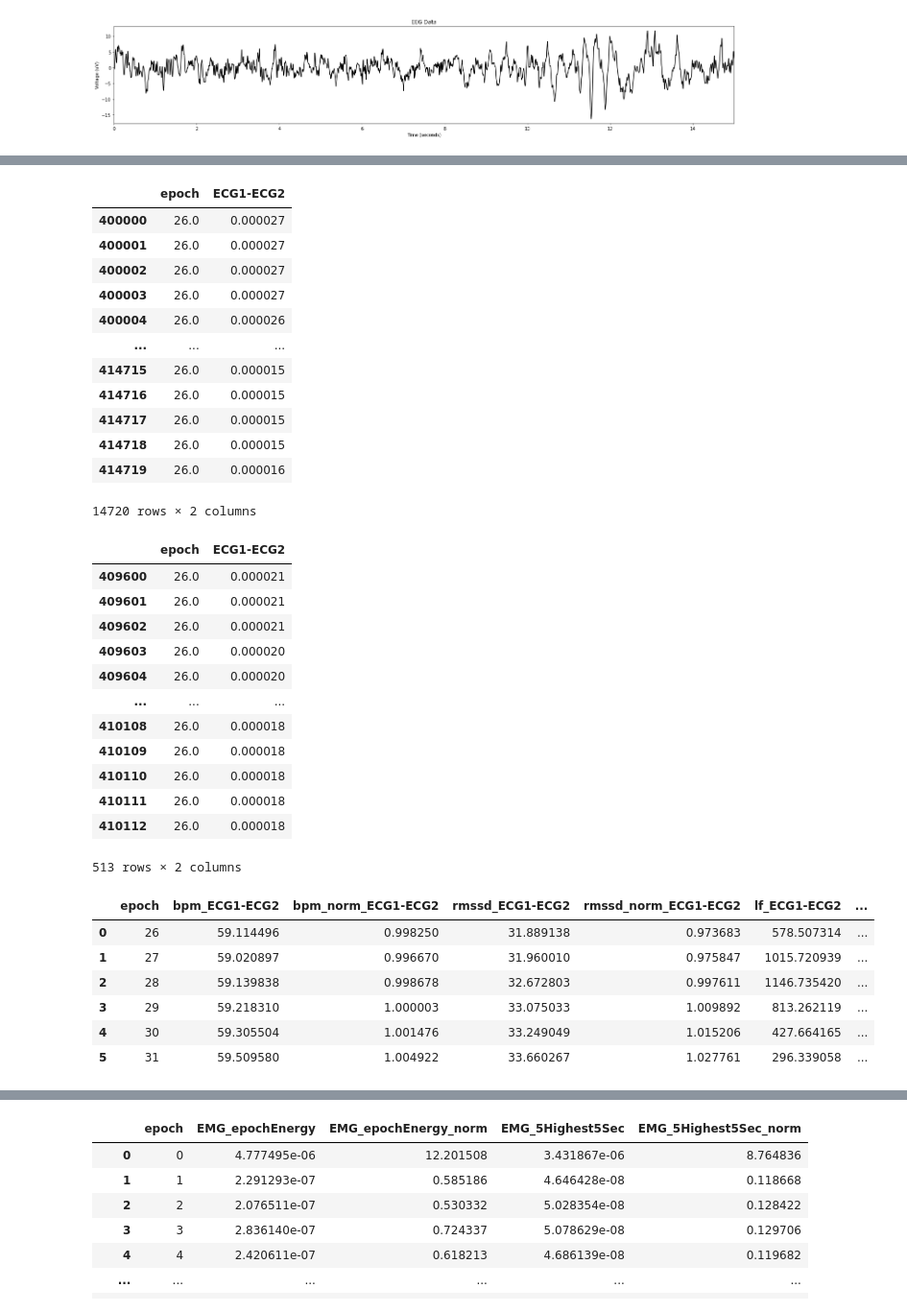
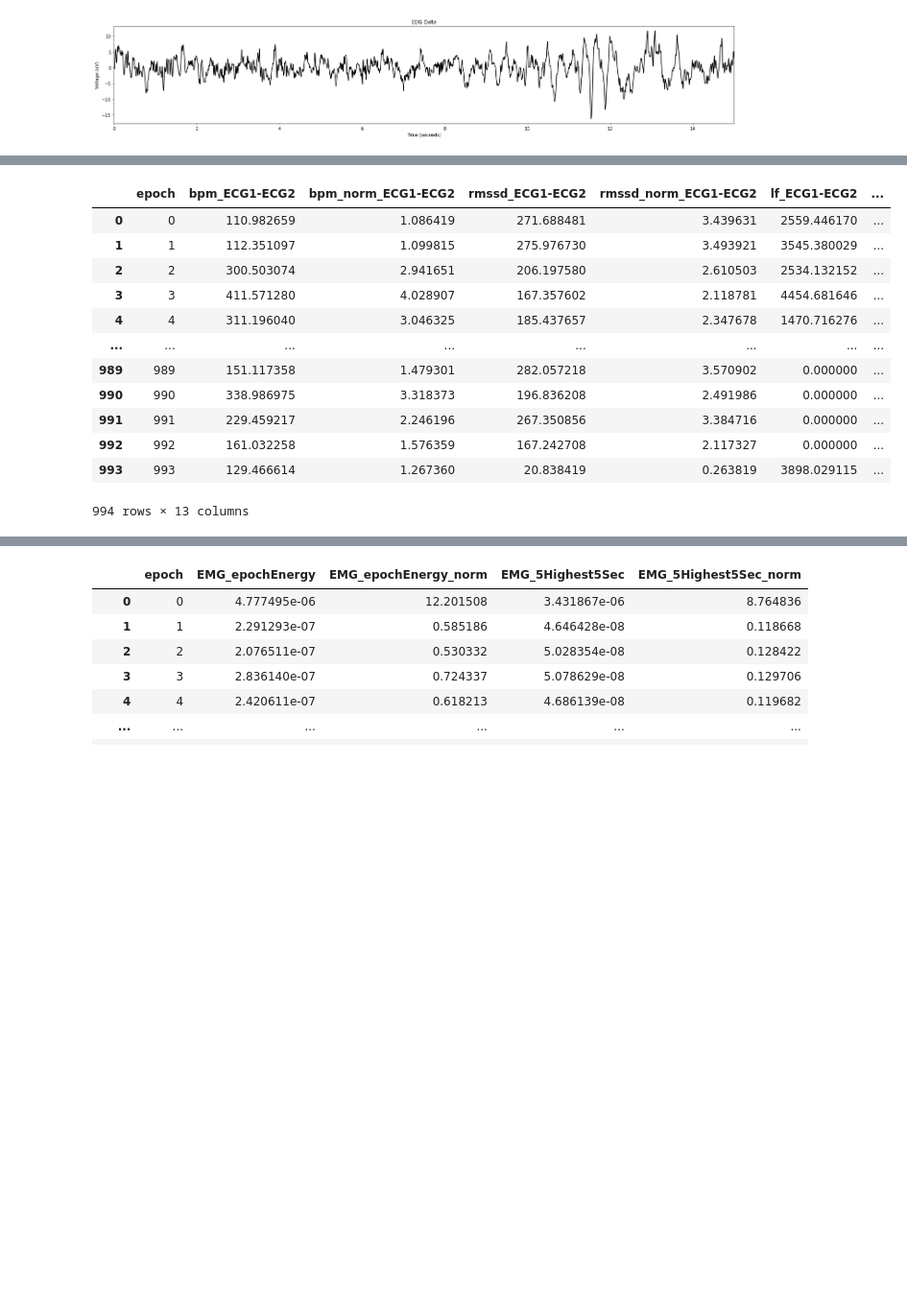
Before and after one commit to brycegsmith/psg_project, a Jupyter notebook: main.ipynb, the cells around one changed output, grey strips where cells are left out. Shown: that part at 96% size. Drawn from its saved outputs; the diff is of its cells as text; code cells hidden in the pictures; blank space fills up the shorter version.

```diff
--- a/main.ipynb
+++ b/main.ipynb
@@ -38,7 +40,7 @@ EEG_N3.eeg_features.head()
 eog_data = EOG(psg_data.data).get_EOG_metrics()
 # %%
 # Create ECG object:
-ecgDfInput = psg_data.data.loc[400000:600000, ["epoch", "ECG1-ECG2"]]
+ecgDfInput = psg_data.data.loc[:, ["epoch", "ECG1-ECG2"]]
 ecgN3 = ECG(ecgDfInput)
 # %% [output]
 ---------Warning:---------
@@ -56,47 +64,28 @@ This warning will not repeat
 # %%
 # Functions for getting raw ECG data:
-rawDataEpoch1 = ecgN3.getRawDataByEpoch(26)
-display(rawDataEpoch1)
+#rawDataEpoch1 = ecgN3.getRawDataByEpoch(26)
+#display(rawDataEpoch1)
 
-rawDataTime1 = ecgN3.getRawDataByTime(800, 1)
-display(rawDataTime1)
+#rawDataTime1 = ecgN3.getRawDataByTime(800, 1)
+#display(rawDataTime1)
 
 # ECG Feature extraction:
 metrics1 = ecgN3.getMetrics()
+#metrics1.to_csv("ecgData.csv")
 display(metrics1)
 # %% [output]
-|  | epoch | ECG1-ECG2 |
-| 400000 | 26.0 | 0.000027 |
-| 400001 | 26.0 | 0.000027 |
-| 400002 | 26.0 | 0.000027 |
-| 400003 | 26.0 | 0.000027 |
-| 400004 | 26.0 | 0.000026 |
-| ... | ... | ... |
-| 414715 | 26.0 | 0.000015 |
-| 414716 | 26.0 | 0.000015 |
-| 414717 | 26.0 | 0.000015 |
-| 414718 | 26.0 | 0.000015 |
-| 414719 | 26.0 | 0.000016 |
+|  | epoch | bpm_ECG1-ECG2 | bpm_norm_ECG1-ECG2 | rmssd_ECG1-ECG2 | rmssd_norm_ECG1-ECG2 | lf_ECG1-ECG2 | ... |
+| 0 | 0 | 110.982659 | 1.086419 | 271.688481 | 3.439631 | 2559.446170 | ... |
+| 1 | 1 | 112.351097 | 1.099815 | 275.976730 | 3.493921 | 3545.380029 | ... |
+| 2 | 2 | 300.503074 | 2.941651 | 206.197580 | 2.610503 | 2534.132152 | ... |
+| 3 | 3 | 411.571280 | 4.028907 | 167.357602 | 2.118781 | 4454.681646 | ... |
+| 4 | 4 | 311.196040 | 3.046325 | 185.437657 | 2.347678 | 1470.716276 | ... |
+| ... | ... | ... | ... | ... | ... | ... | ... |
+| 989 | 989 | 151.117358 | 1.479301 | 282.057218 | 3.570902 | 0.000000 | ... |
+| 990 | 990 | 338.986975 | 3.318373 | 196.836208 | 2.491986 | 0.000000 | ... |
+| 991 | 991 | 229.459217 | 2.246196 | 267.350856 | 3.384716 | 0.000000 | ... |
+| 992 | 992 | 161.032258 | 1.576359 | 167.242708 | 2.117327 | 0.000000 | ... |
+| 993 | 993 | 129.466614 | 1.267360 | 20.838419 | 0.263819 | 3898.029115 | ... |
-14720 rows × 2 columns
+994 rows × 13 columns
-|  | epoch | ECG1-ECG2 |
-| 409600 | 26.0 | 0.000021 |
-| 409601 | 26.0 | 0.000021 |
-| 409602 | 26.0 | 0.000021 |
-| 409603 | 26.0 | 0.000020 |
-| 409604 | 26.0 | 0.000020 |
-| ... | ... | ... |
-| 410108 | 26.0 | 0.000018 |
-| 410109 | 26.0 | 0.000018 |
-| 410110 | 26.0 | 0.000018 |
-| 410111 | 26.0 | 0.000018 |
-| 410112 | 26.0 | 0.000018 |
-513 rows × 2 columns
-|  | epoch | bpm_ECG1-ECG2 | bpm_norm_ECG1-ECG2 | rmssd_ECG1-ECG2 | rmssd_norm_ECG1-ECG2 | lf_ECG1-ECG2 | ... |
-| 0 | 26 | 59.114496 | 0.998250 | 31.889138 | 0.973683 | 578.507314 | ... |
-| 1 | 27 | 59.020897 | 0.996670 | 31.960010 | 0.975847 | 1015.720939 | ... |
-| 2 | 28 | 59.139838 | 0.998678 | 32.672803 | 0.997611 | 1146.735420 | ... |
-| 3 | 29 | 59.218310 | 1.000003 | 33.075033 | 1.009892 | 813.262119 | ... |
-| 4 | 30 | 59.305504 | 1.001476 | 33.249049 | 1.015206 | 427.664165 | ... |
-| 5 | 31 | 59.509580 | 1.004922 | 33.660267 | 1.027761 | 296.339058 | ... |
 # %%
 # Create ECG object using Pleth (PPG) signal:
```
Also changed, not shown: parts of 5 cells of this notebook, 1 other file.
